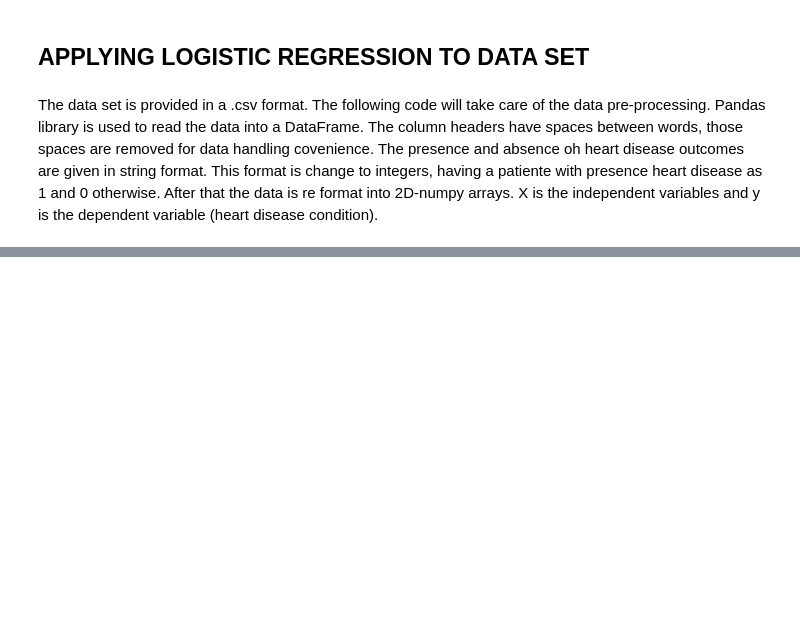
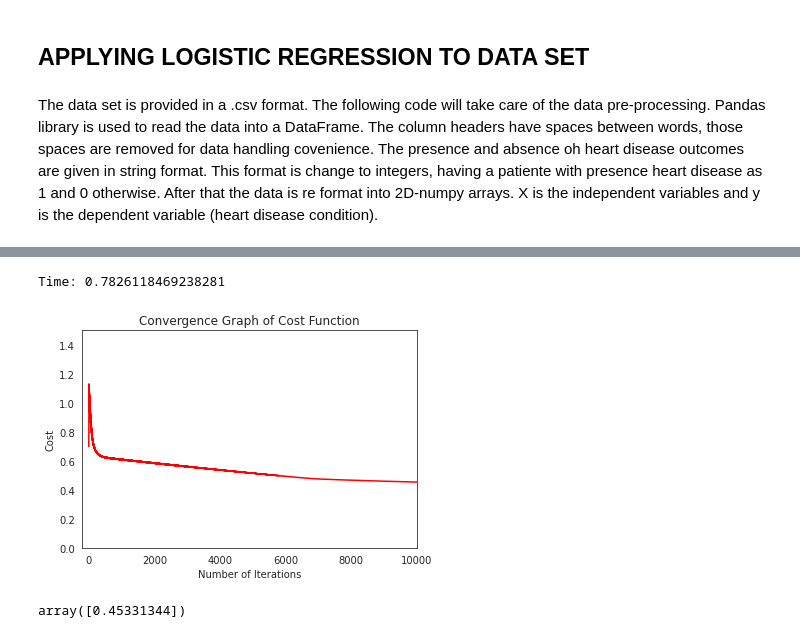
Before and after one commit to AlejandroSepulvedaGuatecique/Projects-in-Ml-and-AI-, a Jupyter notebook: HW1/HW1_Logistic_Regression_Implementation.ipynb, the cells around one changed output, grey strips where cells are left out. Cells and saved outputs as stored; diff of their text form; code cells hidden in the pictures; blank space fills up the shorter version.

```diff
--- a/HW1/HW1_Logistic_Regression_Implementation.ipynb
+++ b/HW1/HW1_Logistic_Regression_Implementation.ipynb
@@ -260,8 +260,7 @@ def sigmoid(x):
 def compute_cost(X, y, theta):
     m = len(y)
     h = sigmoid(X @ theta)
-    epsilon = 1e-6 #infinitesimal value to avoid the indetermined operation log(0)
-    cost = (1/m)*(((-y).T @ np.log(h + epsilon))-((1-y).T @ np.log(1-h + epsilon))) # Binary Cross Entropy Function
+    cost = (1/m)*(((-y).T @ np.log(h))-((1-y).T @ np.log(1-h))) # Binary Cross Entropy Function
     return cost
 # %%
 # batch gradient descent: Implement gradient descent algorithm to the whole
@@ -401,24 +402,27 @@ y = y[:,np.newaxis]
 # %%
 m = len(y)
 n = np.size(X,1)
 params = np.zeros((n,1))
 iterations = 10000
 learning_rate =0.0001
 
 initial_cost = compute_cost(X, y, params)
 
 start = time.time()
 (cost_history, params_optimal) = batch_gradient_descent(X, y, params,
                                  learning_rate, iterations)
 
 end = time.time()
 print('Time:',end - start)
 plt.figure()
 sns.set_style('white')
 plt.plot(range(len(cost_history)), cost_history, 'r')
 plt.title("Convergence Graph of Cost Function")
 plt.xlabel("Number of Iterations")
 plt.ylabel("Cost")
-plt.xlim(0, 1000)
-plt.ylim(0,2)
+plt.xlim(-200, 10000)
+plt.ylim(0,1.5)
 plt.show()
+# %% [output]
+Time: 0.7826118469238281
+[figure, added]
@@ -430,0 +429,4 @@ plt.title("Convergence Graph of Cost Function")
+# %%
+cost_history[-1]
+# %% [output]
+array([0.45331344])
```
Also changed, not shown: parts of 6 cells of this notebook.
